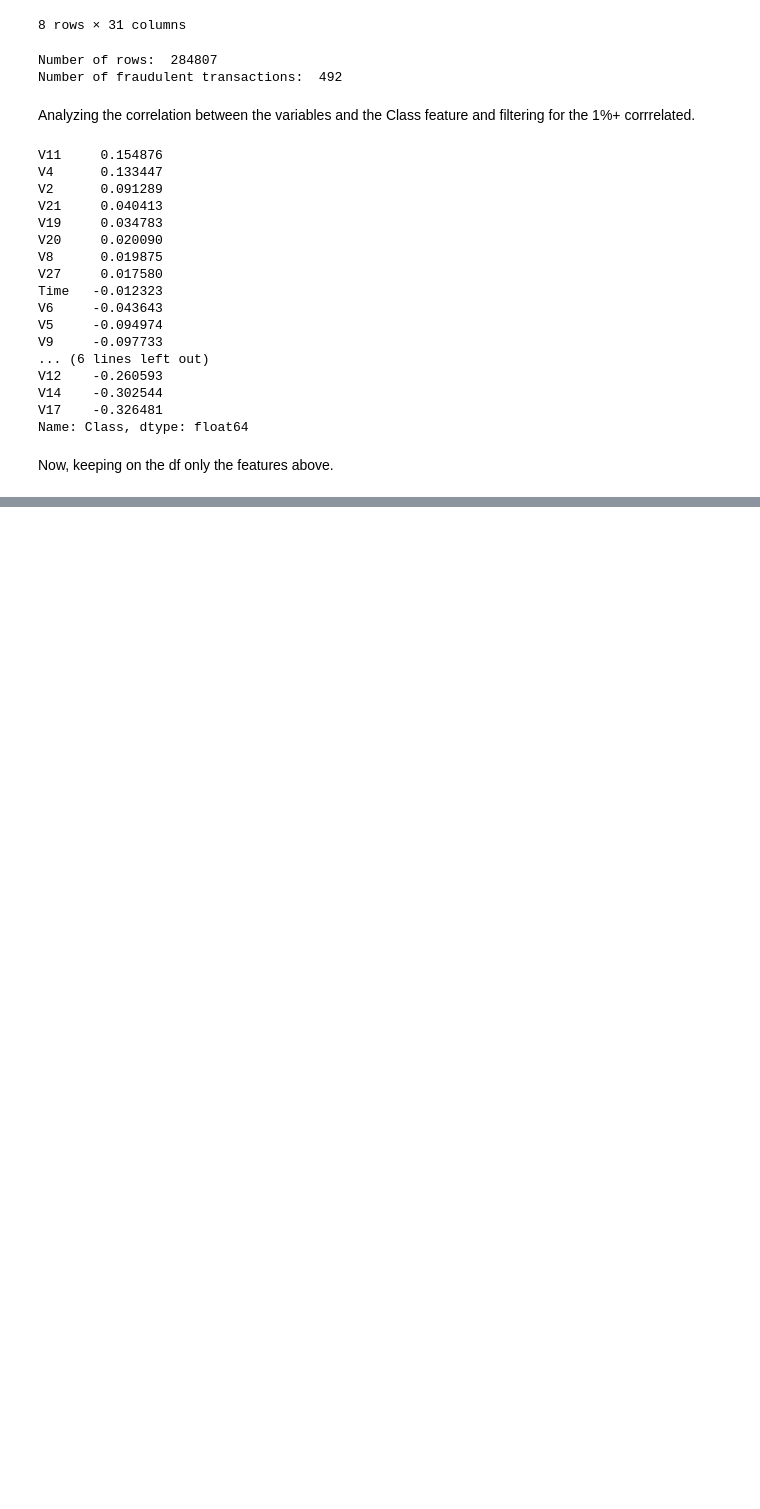
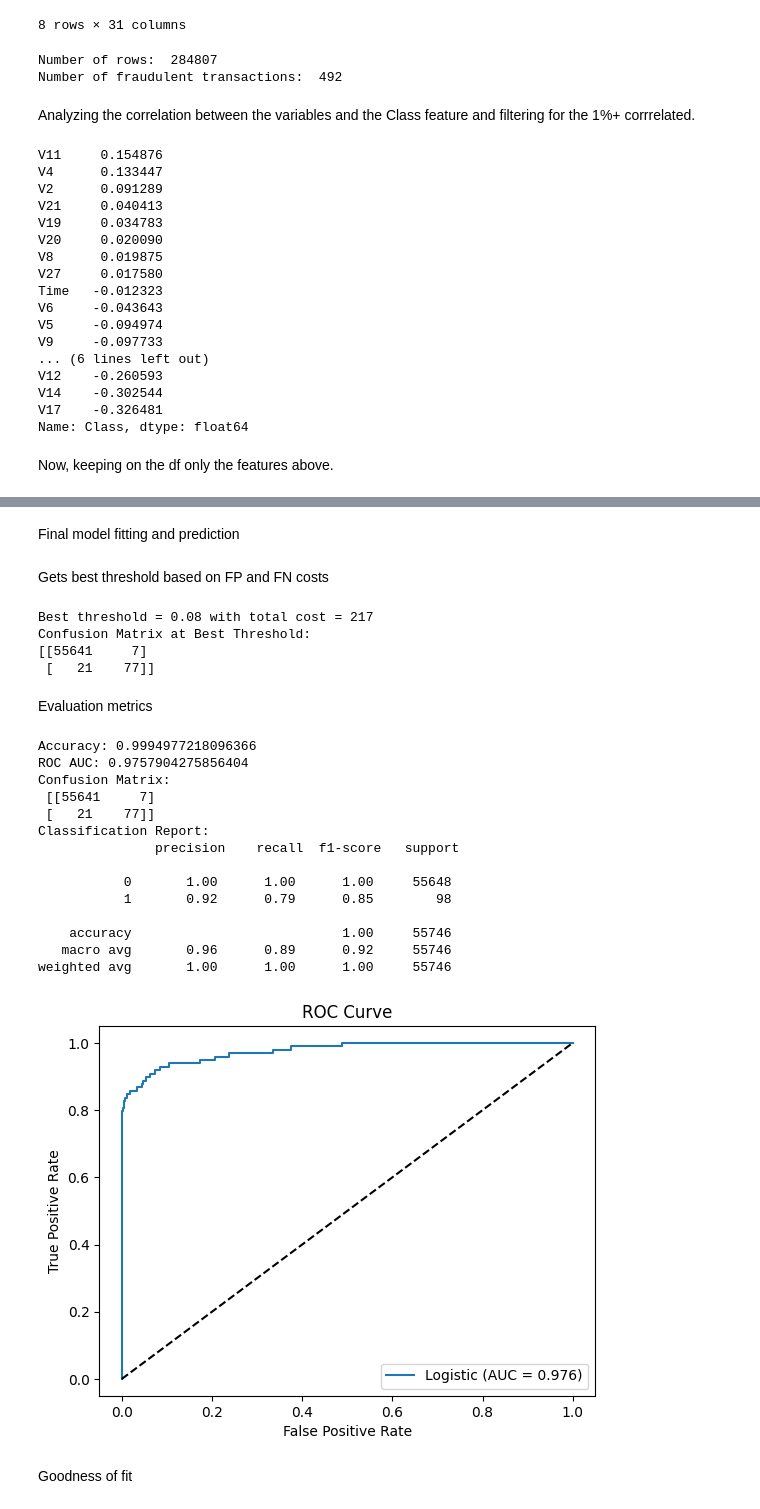
Before and after one commit to tiagogimenez/classifications-ml-lab, a Jupyter notebook: CreditCardFraudDetection/notebook.ipynb, the cells around one changed output, grey strips where cells are left out. Drawn from its saved outputs; the diff is of its cells as text; code cells hidden in the pictures; blank space fills up the shorter version.

Commit message:
fit logistic regression

```diff
--- a/CreditCardFraudDetection/notebook.ipynb
+++ b/CreditCardFraudDetection/notebook.ipynb
@@ -7,3 +17,7 @@ import pandas as pd
+# %%
+# Parameters
+remove_outliers = True
+quantile_outlier_remove = 0.001
 # %%
 !kaggle datasets download -d gzdekzlkaya/credit-card-fraud-detection-dataset
 import zipfile
@@ -85,0 +254,70 @@ df = df[selected_columns]
+# %% [markdown]
+Final model fitting and prediction
+# %%
+model_final = LogisticRegression(max_iter=1000, solver='liblinear')
+model_final.fit(X_train[selected_features], y_train)
+
+y_pred = model_final.predict(X_test[selected_features])
+y_proba = model_final.predict_proba(X_test[selected_features])[:, 1]
+# %% [markdown]
+Gets best threshold based on FP and FN costs
+# %%
+cost_fp = 1   # Cost of a legitimate transaction being classified as fraud
+cost_fn = 10  # Cost of a fraudulent transaction being classified as legitimate
+
+thresholds = np.linspace(0.01, 0.99, 99)
+costs = []
+
+for thresh in thresholds:
+    y_pred_thresh = (y_proba >= thresh).astype(int)
+    tn, fp, fn, tp = confusion_matrix(y_test, y_pred_thresh).ravel()
+    total_cost = fp * cost_fp + fn * cost_fn
+    costs.append(total_cost)
+
+# Best threshold
+best_index = np.argmin(costs)
+best_threshold = thresholds[best_index]
+print(f"Best threshold = {best_threshold:.2f} with total cost = {costs[best_index]}")
+# print(f"Confusion Matrix at Best Threshold:\n{confusion_matrix(y_test, (y_proba >= best_threshold).astype(int))}")
+# %% [output]
+Best threshold = 0.08 with total cost = 217
+Confusion Matrix at Best Threshold:
+[[55641     7]
+ [   21    77]]
+# %% [markdown]
+Evaluation metrics
+# %%
+y_pred = (y_proba >= best_threshold).astype(int)
+
+print("Accuracy:", accuracy_score(y_test, y_pred))
+print("ROC AUC:", roc_auc_score(y_test, y_proba))
+print("Confusion Matrix:\n", confusion_matrix(y_test, y_pred))
+print("Classification Report:\n", classification_report(y_test, y_pred))
+
+# ROC Curve
+fpr, tpr, _ = roc_curve(y_test, y_proba)
+plt.plot(fpr, tpr, label='Logistic (AUC = {:.3f})'.format(roc_auc_score(y_test, y_proba)))
+plt.plot([0, 1], [0, 1], 'k--')
+plt.xlabel('False Positive Rate')
+plt.ylabel('True Positive Rate')
+plt.legend()
+plt.title('ROC Curve')
+plt.show()
+# %% [output]
+Accuracy: 0.9994977218096366
+ROC AUC: 0.9757904275856404
+Confusion Matrix:
+ [[55641     7]
+ [   21    77]]
+Classification Report:
+               precision    recall  f1-score   support
+
+           0       1.00      1.00      1.00     55648
+           1       0.92      0.79      0.85        98
+
+    accuracy                           1.00     55746
+   macro avg       0.96      0.89      0.92     55746
+weighted avg       1.00      1.00      1.00     55746
+[figure, added]
+# %% [markdown]
+Goodness of fit
```
Also changed, not shown: parts of 18 cells of this notebook, 1 other file.
